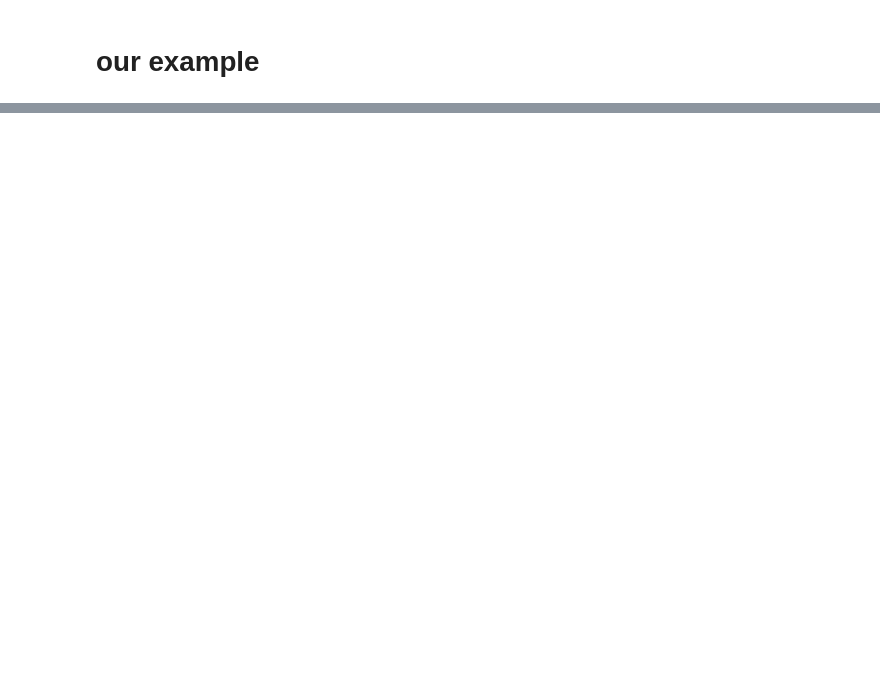
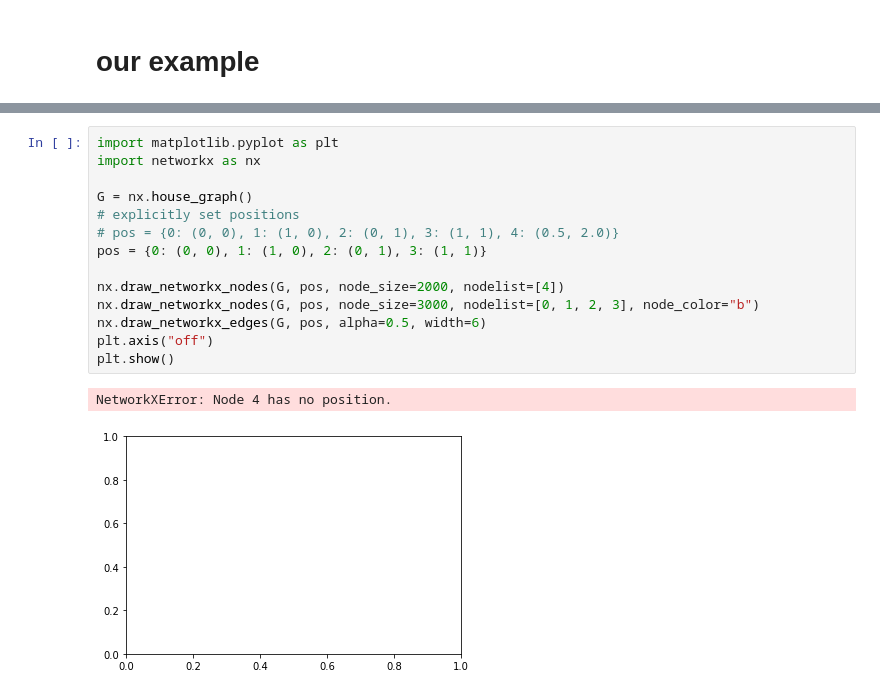
Before and after one commit to michalkordyzon/DO2-workshop, a Jupyter notebook: plotly_example.ipynb, the cells around one changed output, grey strips where cells are left out. Drawn from its saved outputs; the diff is of its cells as text; blank space fills up the shorter version.

```diff
--- a/plotly_example.ipynb
+++ b/plotly_example.ipynb
@@ -84,0 +315,17 @@ fig.show()
+# %%
+import matplotlib.pyplot as plt
+import networkx as nx
+
+G = nx.house_graph()
+# explicitly set positions
+# pos = {0: (0, 0), 1: (1, 0), 2: (0, 1), 3: (1, 1), 4: (0.5, 2.0)}
+pos = {0: (0, 0), 1: (1, 0), 2: (0, 1), 3: (1, 1)}
+
+nx.draw_networkx_nodes(G, pos, node_size=2000, nodelist=[4])
+nx.draw_networkx_nodes(G, pos, node_size=3000, nodelist=[0, 1, 2, 3], node_color="b")
+nx.draw_networkx_edges(G, pos, alpha=0.5, width=6)
+plt.axis("off")
+plt.show()
+# %% [output]
+NetworkXError: Node 4 has no position.
+[figure, added]
```
Also changed, not shown: parts of 13 cells of this notebook, 2 other files.
